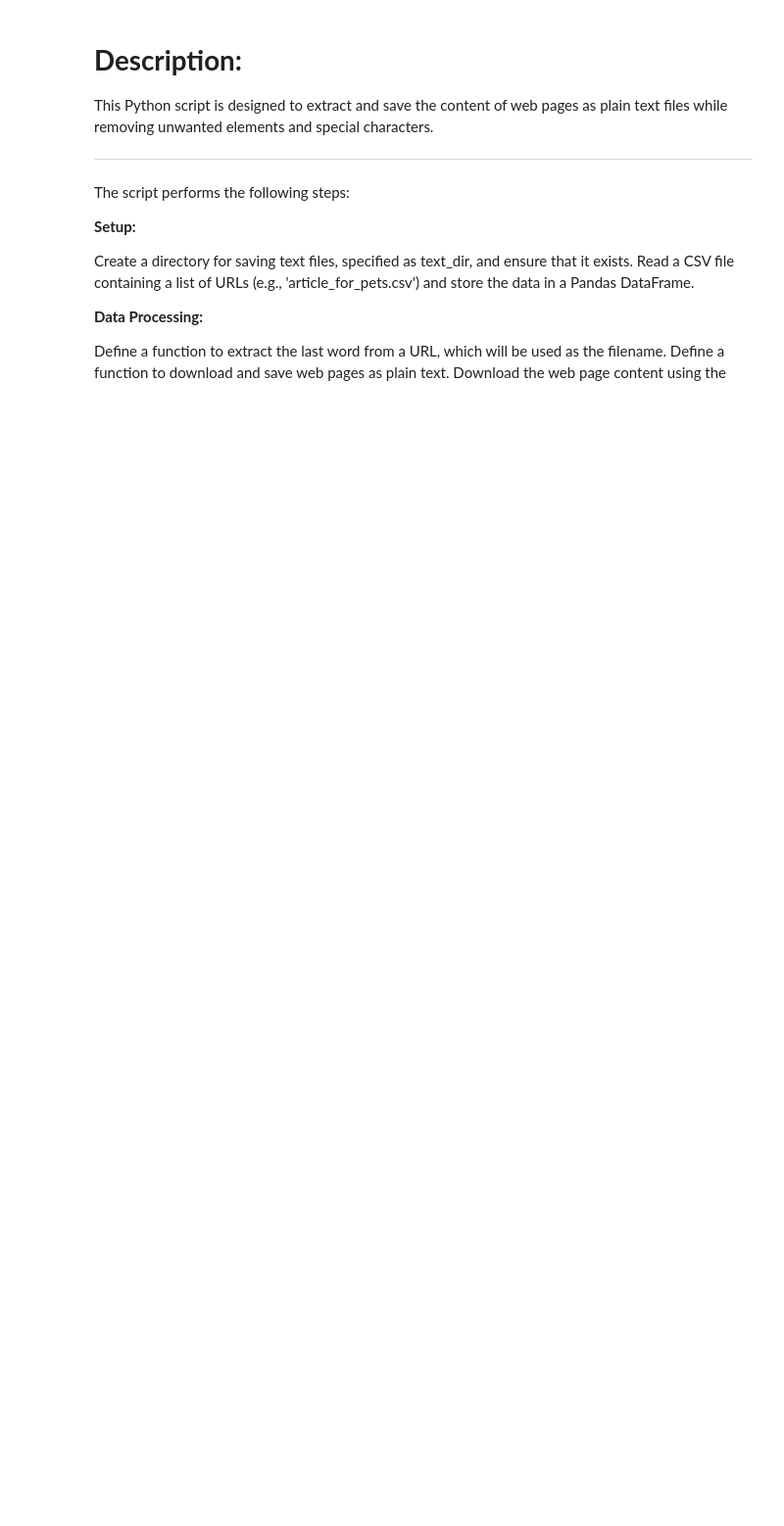
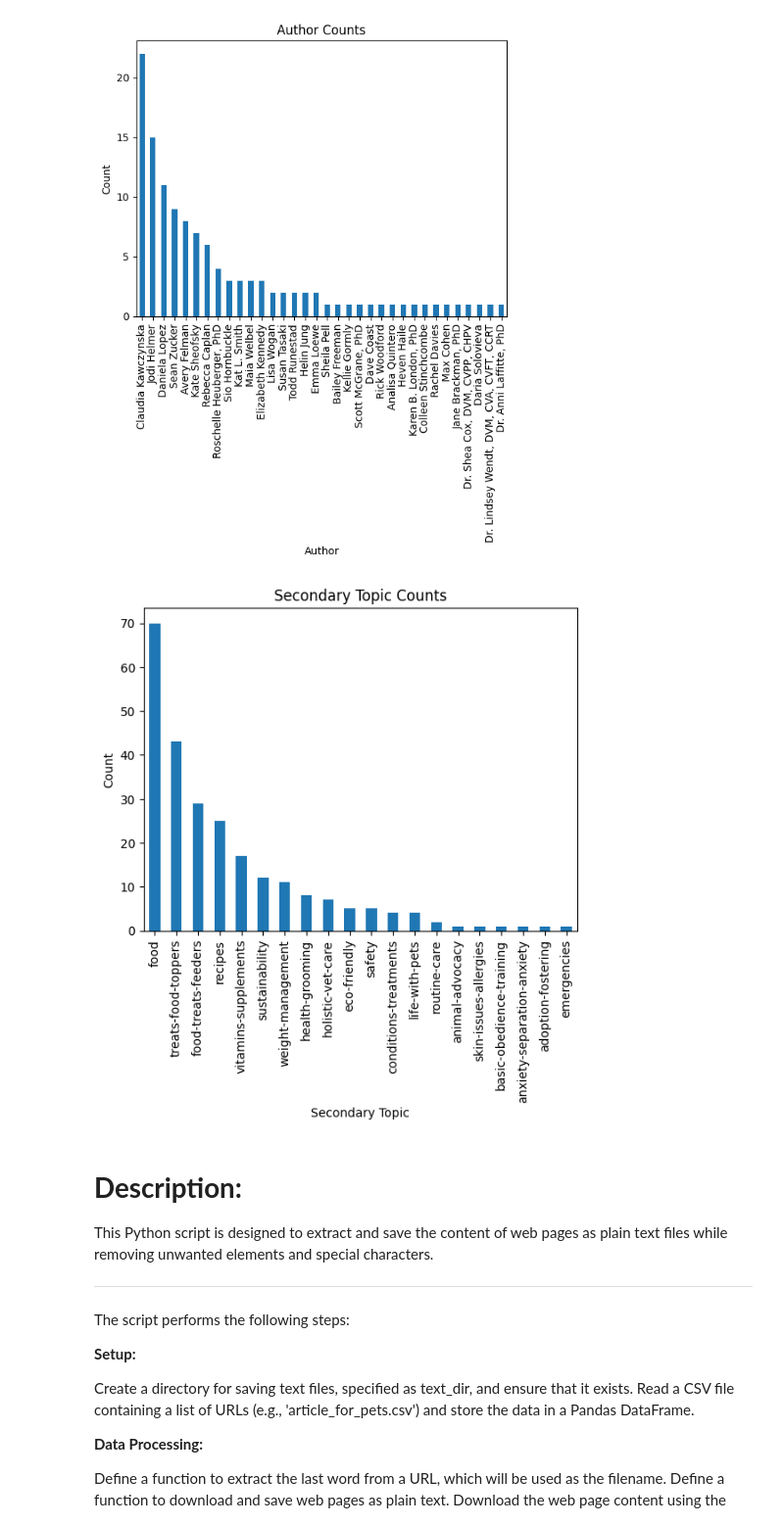
Before and after one commit to SrijitaThakur/downloadpdf, a Jupyter notebook: downloadpdf.ipynb, the cells around one changed output. Shown: that part at 98% size. Drawn from its saved outputs; the diff is of its cells as text; code cells hidden in the pictures; blank space fills up the shorter version.

```diff
--- a/downloadpdf.ipynb
+++ b/downloadpdf.ipynb
@@ -80,3 +84,26 @@ df.to_csv('/content/sample_data/updated_data.csv', index=False)
+# %%
+# Load the updated CSV data
+df = pd.read_csv('/content/sample_data/article_for_pets_updated.csv')
+
+# Task 1: Author Counts
+author_counts = df['Author'].value_counts()
+author_counts.plot(kind='bar', title='Author Counts')
+plt.xlabel('Author')
+plt.ylabel('Count')
+plt.show()
+
+# Task 2: Secondary Topic Counts (Challenging)
+# First, split and count the secondary topics
+secondary_topic_counts = df['Secondary Topics'].str.split(',').explode().str.strip().value_counts()
+
+# Create a graph for the secondary topics
+secondary_topic_counts.plot(kind='bar', title='Secondary Topic Counts')
+plt.xlabel('Secondary Topic')
+plt.ylabel('Count')
+plt.show()
+# %% [output]
+[figure, added]
+[figure, added]
 # %% [markdown]
 # **Description:**
 
```
Also changed, not shown: parts of 3 cells of this notebook.
